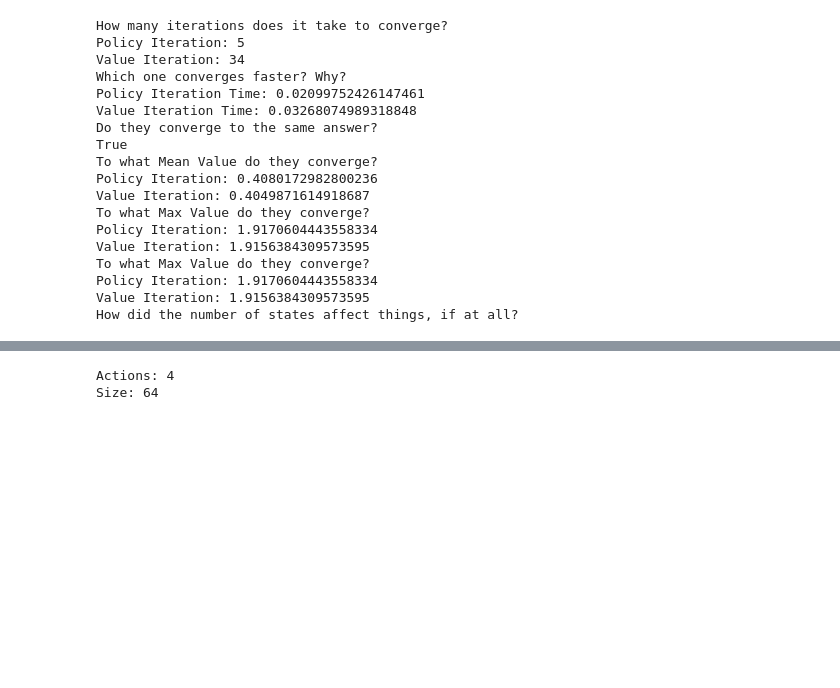
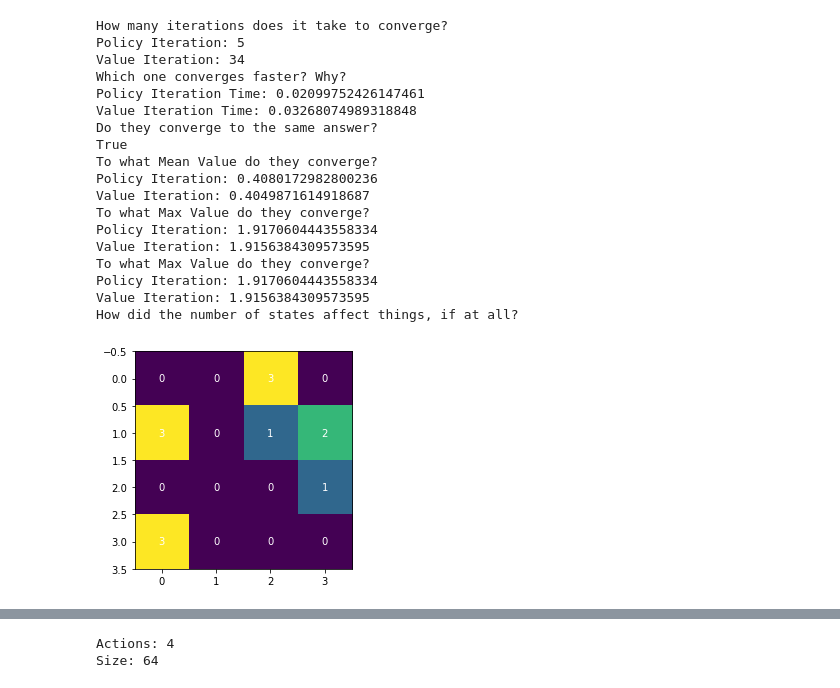
Before and after one commit to amandahutter/CS_7641, a Jupyter notebook: A4: Reinforcement Learning/A4 RL Forest FrozenLake.ipynb, the cells around one changed output, grey strips where cells are left out. Cells and saved outputs as stored; diff of their text form; code cells hidden in the pictures; blank space fills up the shorter version.

```diff
--- a/A4: Reinforcement Learning/A4 RL Forest FrozenLake.ipynb
+++ b/A4: Reinforcement Learning/A4 RL Forest FrozenLake.ipynb
@@ -771,6 +771,36 @@ To what Max Value do they converge?
 Policy Iteration: 1.9170604443558334
 Value Iteration: 1.9156384309573595
 How did the number of states affect things, if at all?
+# %%
+
+policy_tup = pi.policy
+policy_arry = np.array(list(policy_tup))
+reshaped_array = policy_arry.reshape(4, 4).T
+
+reshaped_array
+
+#plt.imshow(reshaped_array, interpolation='nearest')
+#plt.show()
+
+# We want to show all ticks...
+ax.set_xticks(())
+ax.set_yticks(())
+# ... and label them with the respective list entries
+ax.set_xticklabels(())
+ax.set_yticklabels(())
+
+fig, ax = plt.subplots()
+im = ax.imshow(reshaped_array)
+
+# Loop over data dimensions and create text annotations.
+for i in range(0, 4):
+    for j in range(0, 4):
+        text = ax.text(j, i, reshaped_array[i, j],
+                       ha="center", va="center", color="w")
+
+plt.plot("Policy for Frozen Lake")
+# %% [output]
+[figure, added]
 # %%
 env = gym.make("FrozenLake-v0", is_slippery = True)
 
```
Also changed, not shown: parts of 1 cell of this notebook.
